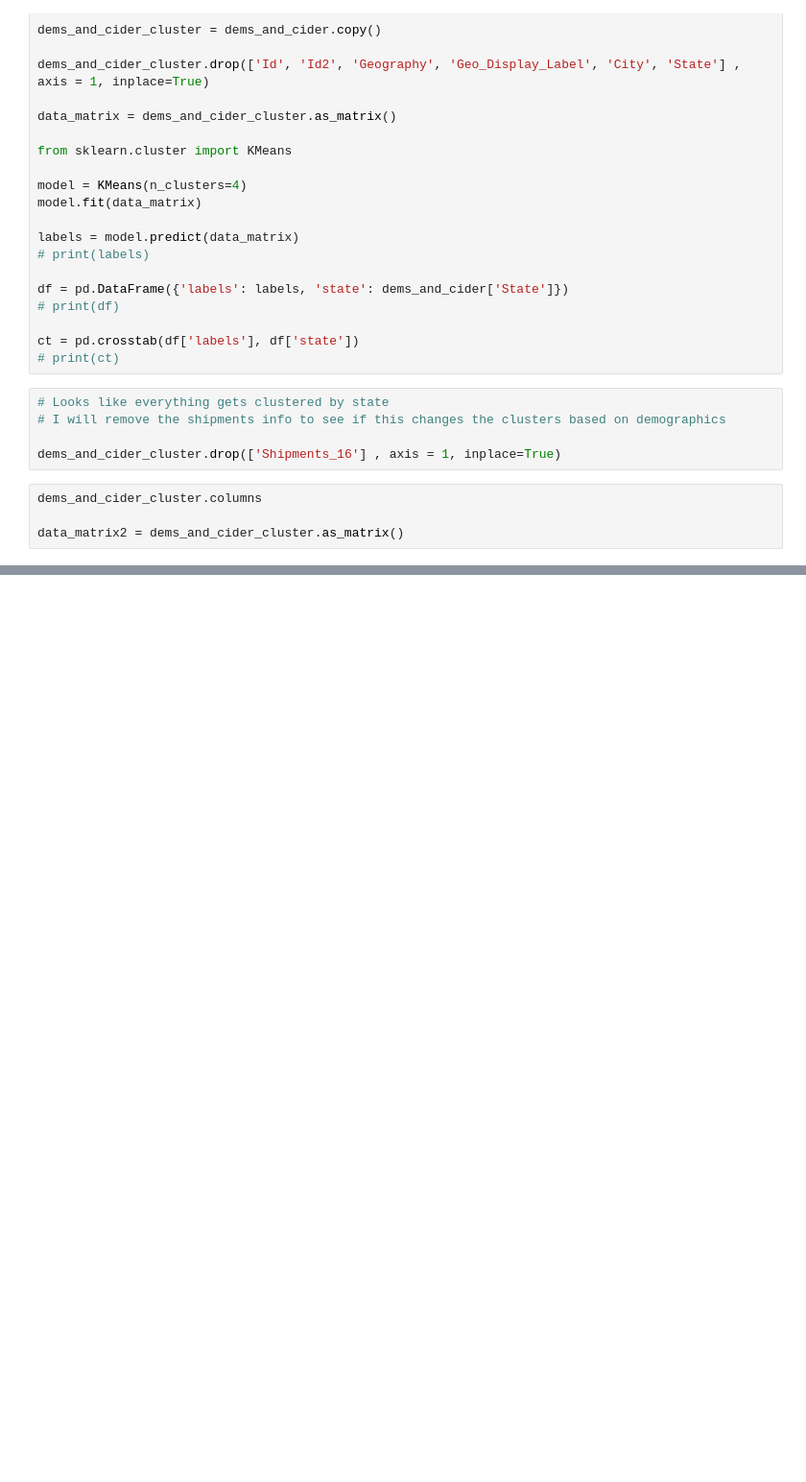
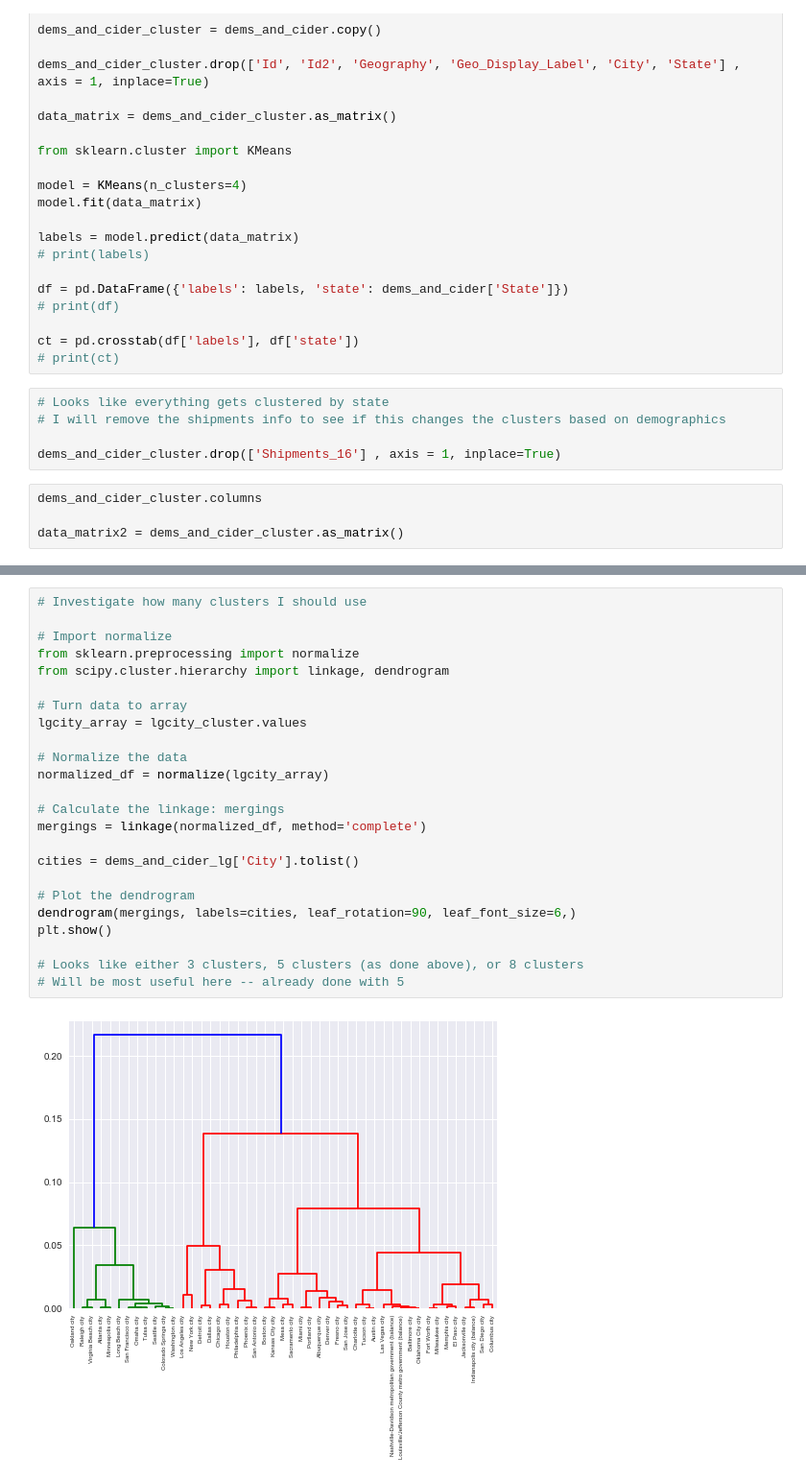
Before and after one commit to sjordan29/Springboard-Code, a Jupyter notebook: Capstone_1/Data_Files.ipynb, the cells around one changed output, grey strips where cells are left out. Shown at 96% size. Cells and saved outputs as stored; diff of their text form; blank space fills up the shorter version.

```diff
--- a/Capstone_1/Data_Files.ipynb
+++ b/Capstone_1/Data_Files.ipynb
@@ -627,0 +742,26 @@ ValueError: The truth value of a Series is ambiguous. Use a.empty, a.bool(), a.i
+# %%
+# Investigate how many clusters I should use
+
+# Import normalize
+from sklearn.preprocessing import normalize
+from scipy.cluster.hierarchy import linkage, dendrogram
+
+# Turn data to array
+lgcity_array = lgcity_cluster.values
+
+# Normalize the data
+normalized_df = normalize(lgcity_array)
+
+# Calculate the linkage: mergings
+mergings = linkage(normalized_df, method='complete')
+
+cities = dems_and_cider_lg['City'].tolist()
+
+# Plot the dendrogram
+dendrogram(mergings, labels=cities, leaf_rotation=90, leaf_font_size=6,)
+plt.show()
+
+# Looks like either 3 clusters, 5 clusters (as done above), or 8 clusters
+# Will be most useful here -- already done with 5
+# %% [output]
+[figure, added]
```
Also changed, not shown: parts of 8 cells of this notebook.
